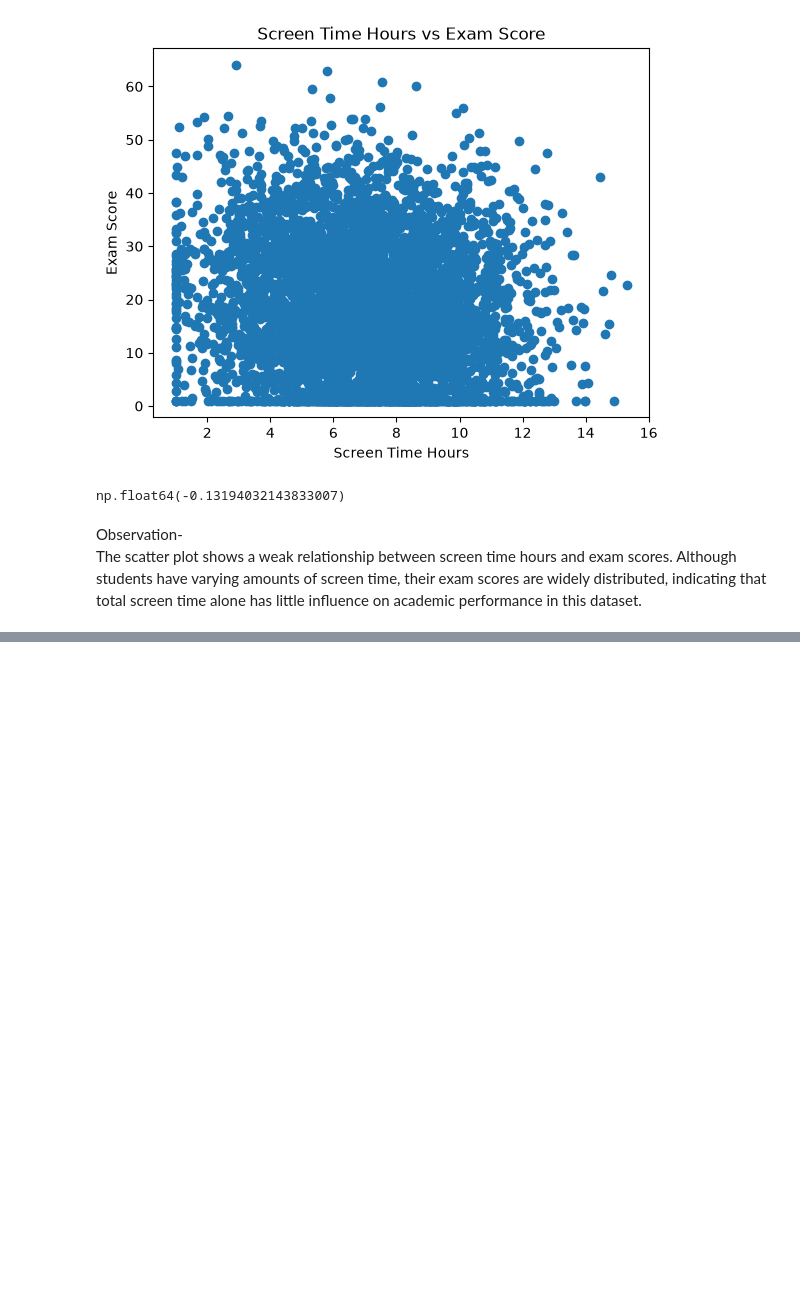
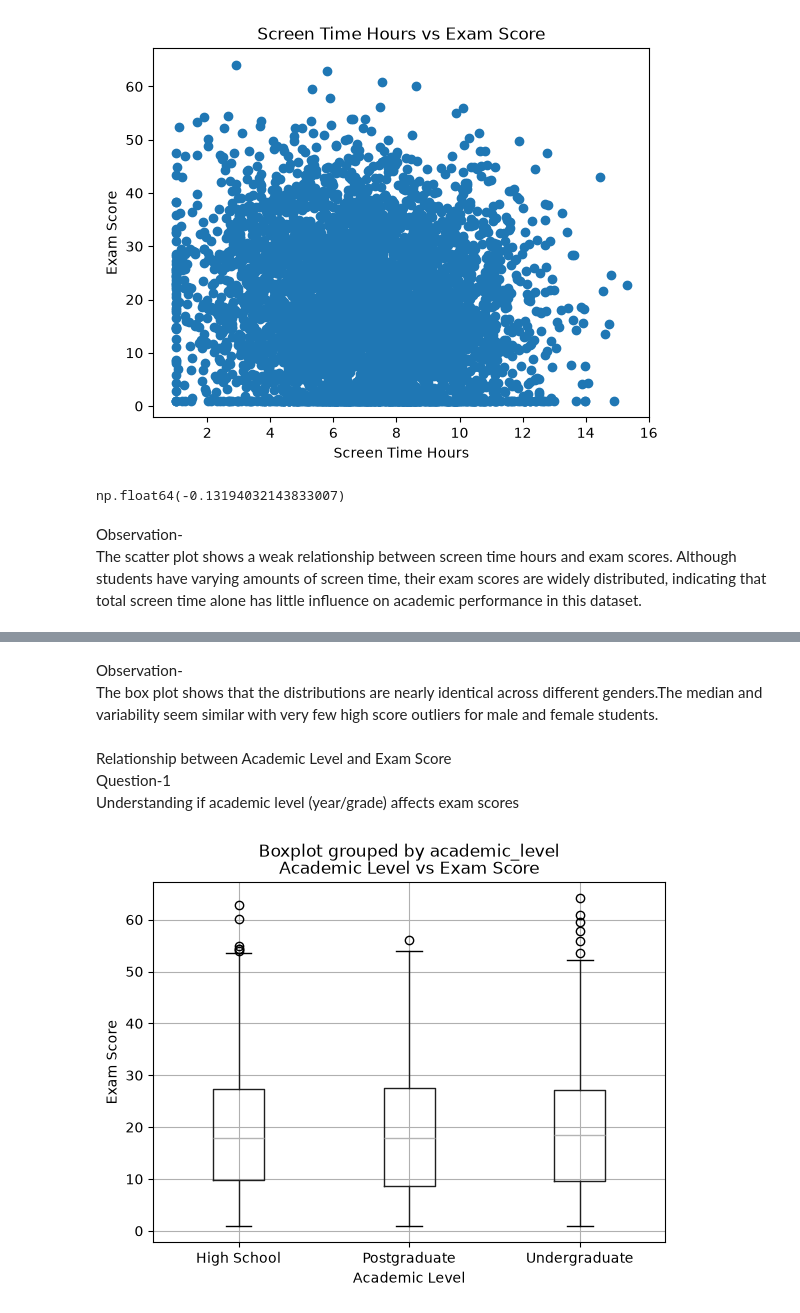
Before and after one commit to KAUSHANISEN/student_score_prediction, a Jupyter notebook: main/test.ipynb, the cells around one changed output, grey strips where cells are left out. Drawn from its saved outputs; the diff is of its cells as text; code cells hidden in the pictures; blank space fills up the shorter version.

```diff
--- a/main/test.ipynb
+++ b/main/test.ipynb
@@ -282,0 +333,15 @@ The scatter plot shows a weak relationship between screen time hours and exam sc
+# %% [markdown]
+Observation-<br>
+The box plot shows that the distributions are nearly identical across different genders.The median and variability seem similar with very few high score outliers for male and female students.
+# %% [markdown]
+Relationship between Academic Level and Exam Score <br>
+Question-1<br>
+Understanding if academic level (year/grade) affects exam scores
+# %%
+df.boxplot(column="exam_score", by="academic_level")
+plt.xlabel("Academic Level")
+plt.ylabel("Exam Score")
+plt.title("Academic Level vs Exam Score")
+plt.show()
+# %% [output]
+[figure, added]
```
Also changed, not shown: parts of 25 cells of this notebook.
